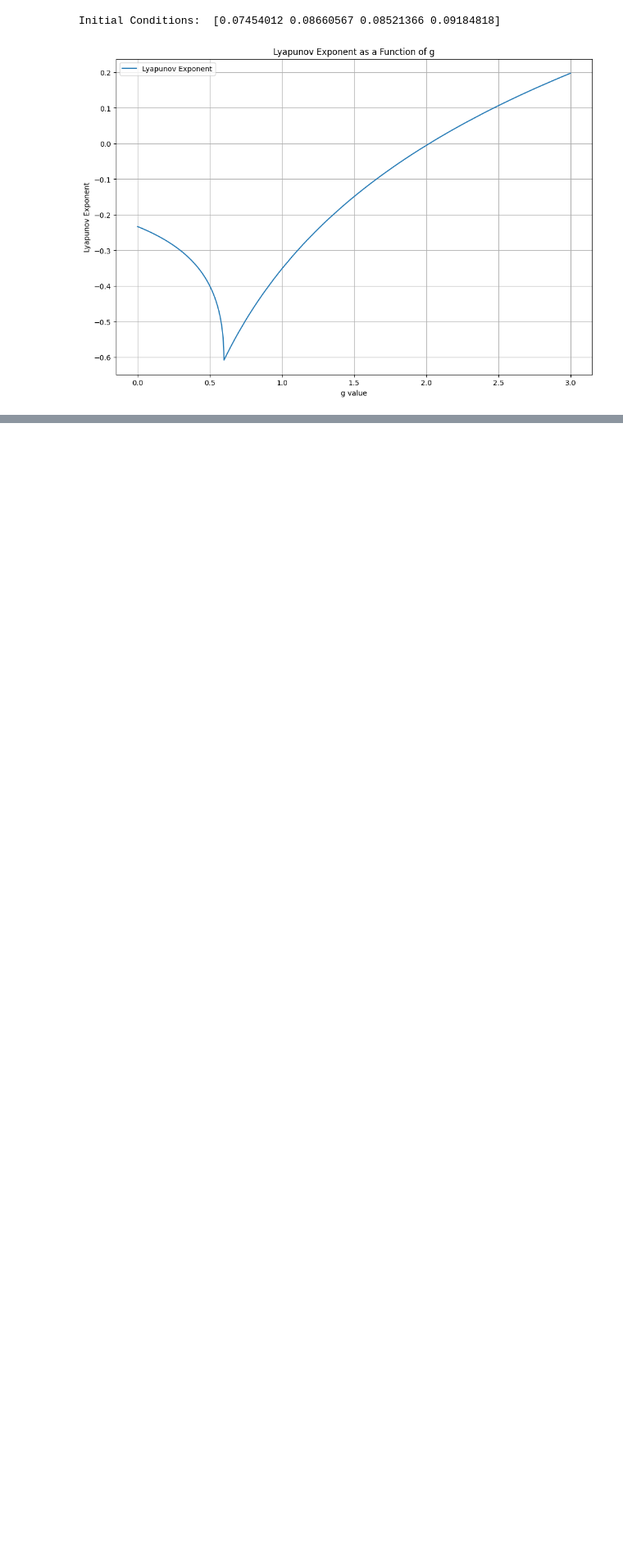
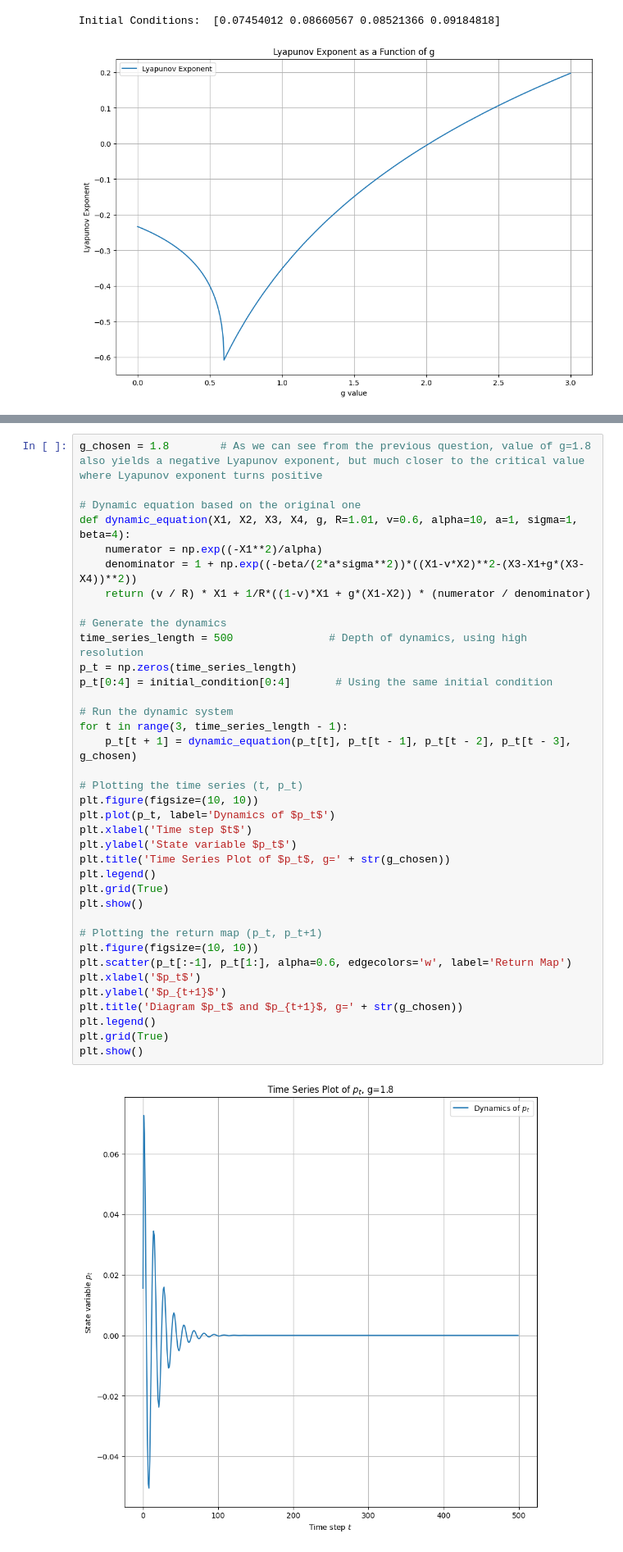
Before and after one commit to pmchrist/CED-1-Assignments, a Jupyter notebook: Assignment_2/Q5.ipynb, the cells around one changed output, grey strips where cells are left out. Shown at 82% size. Drawn from its saved outputs; the diff is of its cells as text; blank space fills up the shorter version.

```diff
--- a/Assignment_2/Q5.ipynb
+++ b/Assignment_2/Q5.ipynb
@@ -103,0 +104,39 @@ plt.show()
+# %%
+g_chosen = 1.8        # As we can see from the previous question, value of g=1.8 also yields a negative Lyapunov exponent, but much closer to the critical value where Lyapunov exponent turns positive
+
+# Dynamic equation based on the original one
+def dynamic_equation(X1, X2, X3, X4, g, R=1.01, v=0.6, alpha=10, a=1, sigma=1, beta=4):
+    numerator = np.exp((-X1**2)/alpha)
+    denominator = 1 + np.exp((-beta/(2*a*sigma**2))*((X1-v*X2)**2-(X3-X1+g*(X3-X4))**2))
+    return (v / R) * X1 + 1/R*((1-v)*X1 + g*(X1-X2)) * (numerator / denominator)
+
+# Generate the dynamics
+time_series_length = 500               # Depth of dynamics, using high resolution
+p_t = np.zeros(time_series_length)
+p_t[0:4] = initial_condition[0:4]       # Using the same initial condition
+
+# Run the dynamic system
+for t in range(3, time_series_length - 1):
+    p_t[t + 1] = dynamic_equation(p_t[t], p_t[t - 1], p_t[t - 2], p_t[t - 3], g_chosen)
+
+# Plotting the time series (t, p_t)
+plt.figure(figsize=(10, 10))
+plt.plot(p_t, label='Dynamics of $p_t$')
+plt.xlabel('Time step $t$')
+plt.ylabel('State variable $p_t$')
+plt.title('Time Series Plot of $p_t$, g=' + str(g_chosen))
+plt.legend()
+plt.grid(True)
+plt.show()
+
+# Plotting the return map (p_t, p_t+1)
+plt.figure(figsize=(10, 10))
+plt.scatter(p_t[:-1], p_t[1:], alpha=0.6, edgecolors='w', label='Return Map')
+plt.xlabel('$p_t$')
+plt.ylabel('$p_{t+1}$')
+plt.title('Diagram $p_t$ and $p_{t+1}$, g=' + str(g_chosen))
+plt.legend()
+plt.grid(True)
+plt.show()
+# %% [output]
+[figure, added]
```
Also changed, not shown: parts of 2 cells of this notebook.
